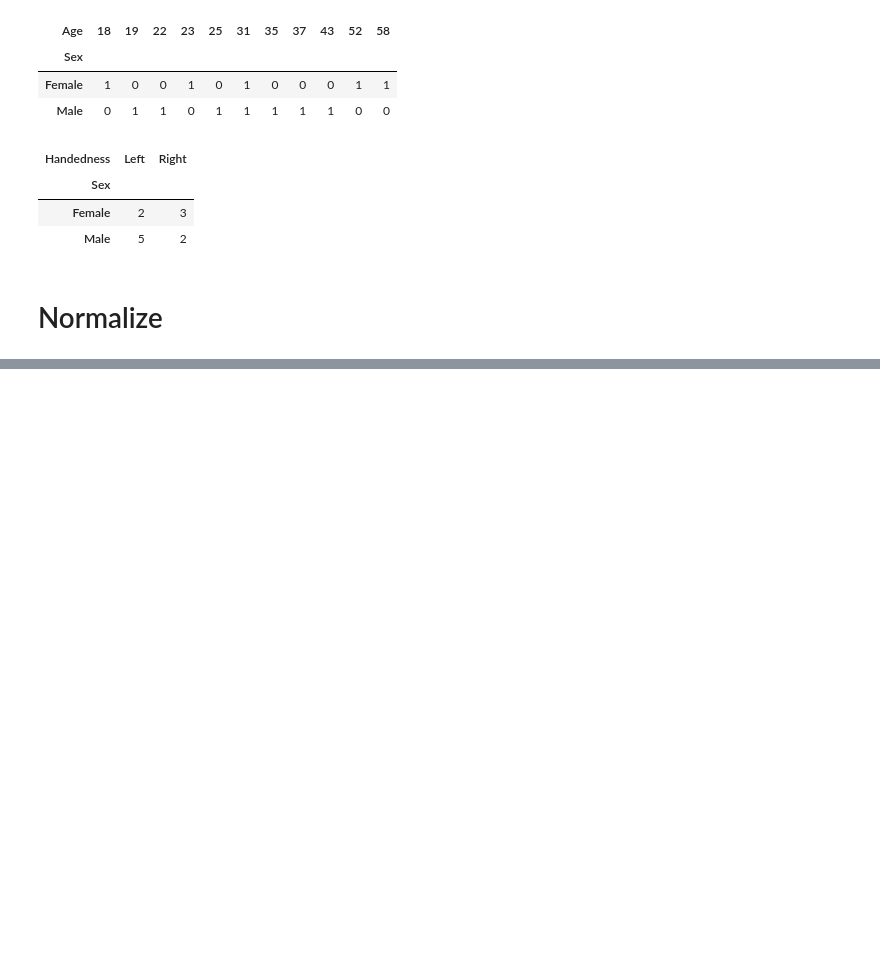
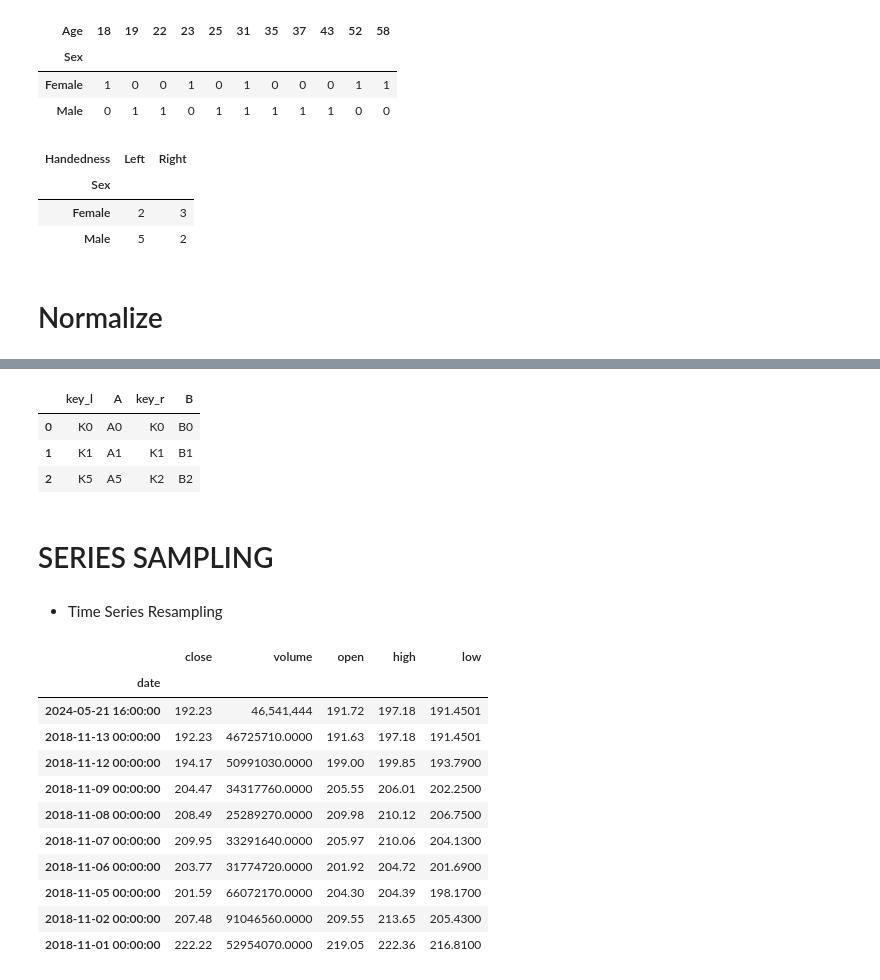
Before and after one commit to LANSPRESADO123/Artificial-Intelligence, a Jupyter notebook: Python/pandas(apply).ipynb, the cells around one changed output, grey strips where cells are left out. Saved outputs shown, nothing was run; the diff lists cells and outputs as text; code cells hidden in the pictures; blank space fills up the shorter version.

```diff
--- a/Python/pandas(apply).ipynb
+++ b/Python/pandas(apply).ipynb
@@ -151,0 +578,7 @@ pd.crosstab(df.Sex,df.Handedness)
+# %%
+df1.join(df2,lsuffix='_l',rsuffix='_r',how='inner')
+# %% [output]
+|  | key_l | A | key_r | B |
+| 0 | K0 | A0 | K0 | B0 |
+| 1 | K1 | A1 | K1 | B1 |
+| 2 | K5 | A5 | K2 | B2 |
@@ -151,0 +599,20 @@ pd.crosstab(df.Sex,df.Handedness)
+# %% [markdown]
+# SERIES SAMPLING
+# %% [markdown]
+- Time Series Resampling
+# %%
+df=pd.read_csv("./apples.csv",parse_dates=["date"],index_col="date")
+df[:10]
+# %% [output]
+|  | close | volume | open | high | low |
+| date |  |  |  |  |  |
+| 2024-05-21 16:00:00 | 192.23 | 46,541,444 | 191.72 | 197.18 | 191.4501 |
+| 2018-11-13 00:00:00 | 192.23 | 46725710.0000 | 191.63 | 197.18 | 191.4501 |
+| 2018-11-12 00:00:00 | 194.17 | 50991030.0000 | 199.00 | 199.85 | 193.7900 |
+| 2018-11-09 00:00:00 | 204.47 | 34317760.0000 | 205.55 | 206.01 | 202.2500 |
+| 2018-11-08 00:00:00 | 208.49 | 25289270.0000 | 209.98 | 210.12 | 206.7500 |
+| 2018-11-07 00:00:00 | 209.95 | 33291640.0000 | 205.97 | 210.06 | 204.1300 |
+| 2018-11-06 00:00:00 | 203.77 | 31774720.0000 | 201.92 | 204.72 | 201.6900 |
+| 2018-11-05 00:00:00 | 201.59 | 66072170.0000 | 204.30 | 204.39 | 198.1700 |
+| 2018-11-02 00:00:00 | 207.48 | 91046560.0000 | 209.55 | 213.65 | 205.4300 |
+| 2018-11-01 00:00:00 | 222.22 | 52954070.0000 | 219.05 | 222.36 | 216.8100 |
```
Also changed, not shown: parts of 58 cells of this notebook, 32 other files.
